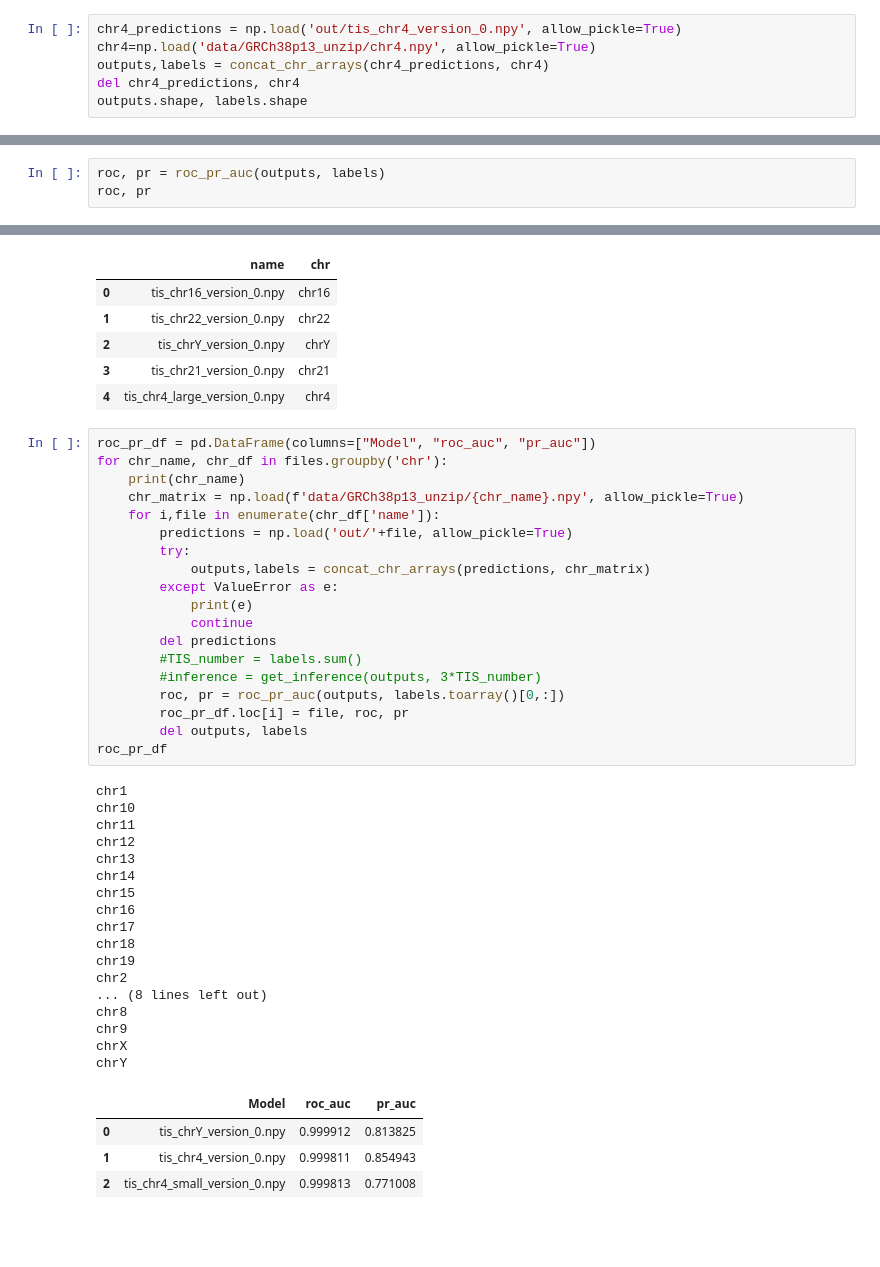
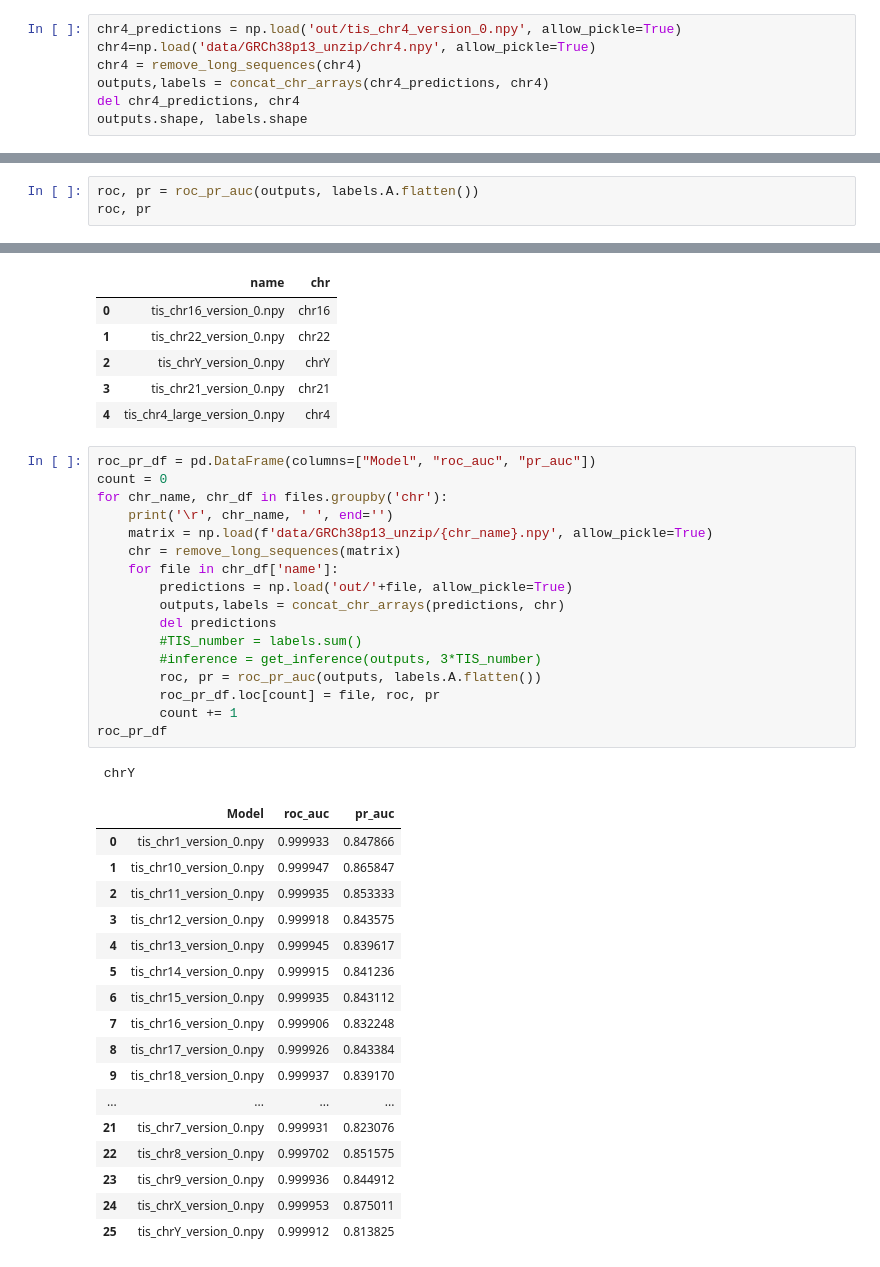
Before and after one commit to julien-levarlet/TIS_transformer, a Jupyter notebook: visualize_results.ipynb, the cells around one changed output, grey strips where cells are left out. Drawn from its saved outputs; the diff is of its cells as text; blank space fills up the shorter version.

```diff
--- a/visualize_results.ipynb
+++ b/visualize_results.ipynb
@@ -13,6 +13,7 @@ First, we will look at chromosome 4
 # %%
 chr4_predictions = np.load('out/tis_chr4_version_0.npy', allow_pickle=True)
 chr4=np.load('data/GRCh38p13_unzip/chr4.npy', allow_pickle=True)
+chr4 = remove_long_sequences(chr4)
 outputs,labels = concat_chr_arrays(chr4_predictions, chr4)
 del chr4_predictions, chr4
 outputs.shape, labels.shape
@@ -25,7 +26,7 @@ TIS_number, inference[0:5]
 # %% [output]
 (3647, array([0., 0., 0., 0., 0.], dtype=float32))
 # %%
-roc, pr = roc_pr_auc(outputs, labels)
+roc, pr = roc_pr_auc(outputs, labels.A.flatten())
 roc, pr
 # %% [output]
 (0.9998106348859738, 0.8549431435101602)
@@ -52,42 +53,37 @@ files.head()
 | 4 | tis_chr4_large_version_0.npy | chr4 |
 # %%
 roc_pr_df = pd.DataFrame(columns=["Model", "roc_auc", "pr_auc"])
+count = 0
 for chr_name, chr_df in files.groupby('chr'):
-    print(chr_name)
-    chr_matrix = np.load(f'data/GRCh38p13_unzip/{chr_name}.npy', allow_pickle=True)
-    for i,file in enumerate(chr_df['name']):
+    print('\r', chr_name, ' ', end='')
+    matrix = np.load(f'data/GRCh38p13_unzip/{chr_name}.npy', allow_pickle=True)
+    chr = remove_long_sequences(matrix)
+    for file in chr_df['name']:
         predictions = np.load('out/'+file, allow_pickle=True)
-        try:
-            outputs,labels = concat_chr_arrays(predictions, chr_matrix)
-        except ValueError as e:
-            print(e)
-            continue
+        outputs,labels = concat_chr_arrays(predictions, chr)
         del predictions
         #TIS_number = labels.sum()
         #inference = get_inference(outputs, 3*TIS_number)
-        roc, pr = roc_pr_auc(outputs, labels.toarray()[0,:])
-        roc_pr_df.loc[i] = file, roc, pr
-        del outputs, labels
+        roc, pr = roc_pr_auc(outputs, labels.A.flatten())
+        roc_pr_df.loc[count] = file, roc, pr
+        count += 1
 roc_pr_df
 # %% [output]
-chr1
-chr10
-chr11
-chr12
-chr13
-chr14
-chr15
-chr16
-chr17
-chr18
-chr19
-chr2
-... (8 lines left out)
-chr8
-chr9
-chrX
-chrY
+ chrY
 |  | Model | roc_auc | pr_auc |
-| 0 | tis_chrY_version_0.npy | 0.999912 | 0.813825 |
-| 1 | tis_chr4_version_0.npy | 0.999811 | 0.854943 |
-| 2 | tis_chr4_small_version_0.npy | 0.999813 | 0.771008 |
+| 0 | tis_chr1_version_0.npy | 0.999933 | 0.847866 |
+| 1 | tis_chr10_version_0.npy | 0.999947 | 0.865847 |
+| 2 | tis_chr11_version_0.npy | 0.999935 | 0.853333 |
+| 3 | tis_chr12_version_0.npy | 0.999918 | 0.843575 |
+| 4 | tis_chr13_version_0.npy | 0.999945 | 0.839617 |
+| 5 | tis_chr14_version_0.npy | 0.999915 | 0.841236 |
+| 6 | tis_chr15_version_0.npy | 0.999935 | 0.843112 |
+| 7 | tis_chr16_version_0.npy | 0.999906 | 0.832248 |
+| 8 | tis_chr17_version_0.npy | 0.999926 | 0.843384 |
+| 9 | tis_chr18_version_0.npy | 0.999937 | 0.839170 |
+| ... | ... | ... | ... |
+| 21 | tis_chr7_version_0.npy | 0.999931 | 0.823076 |
+| 22 | tis_chr8_version_0.npy | 0.999702 | 0.851575 |
+| 23 | tis_chr9_version_0.npy | 0.999936 | 0.844912 |
+| 24 | tis_chrX_version_0.npy | 0.999953 | 0.875011 |
+| 25 | tis_chrY_version_0.npy | 0.999912 | 0.813825 |
```
Also changed, not shown: parts of 4 cells of this notebook, 2 other files.
